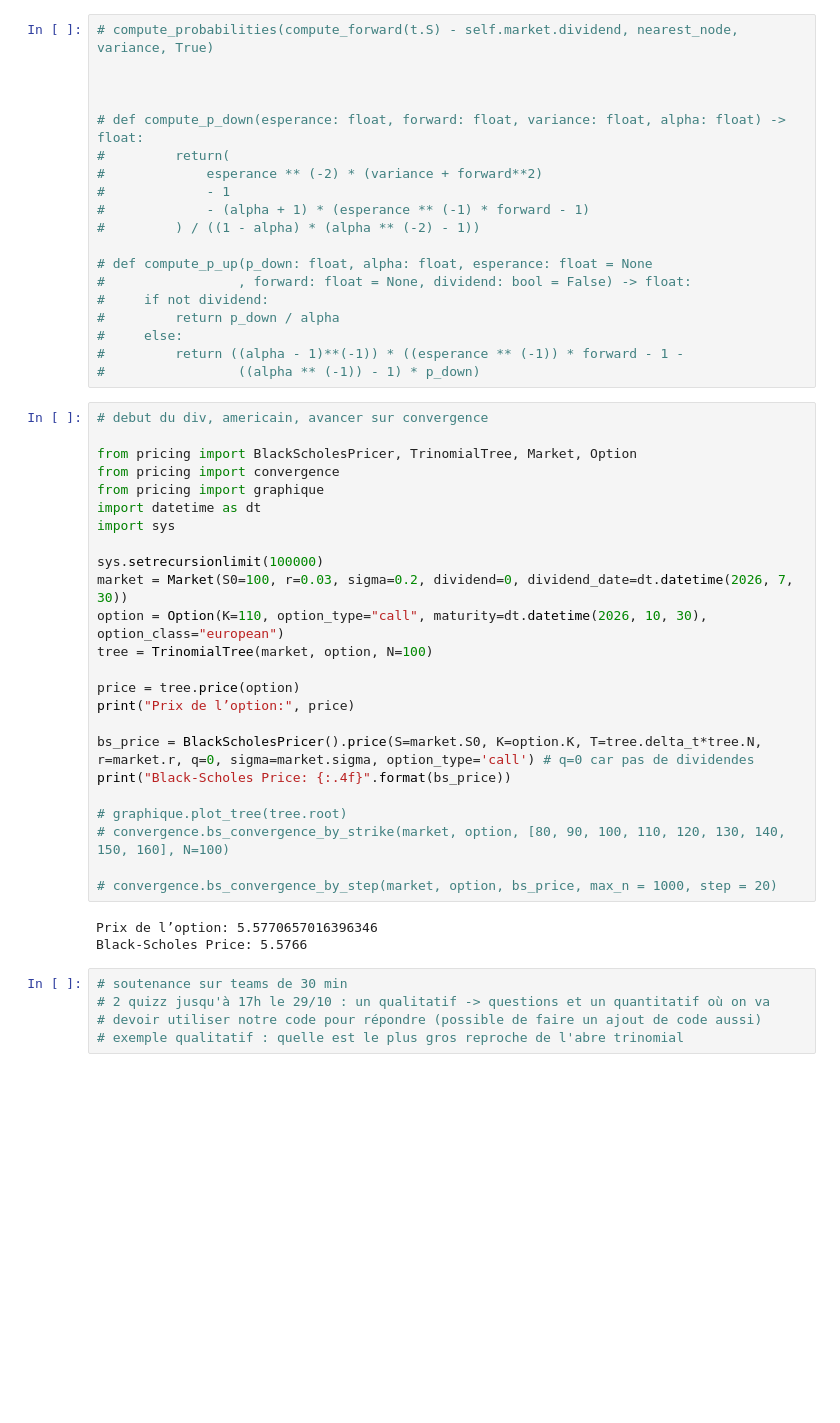
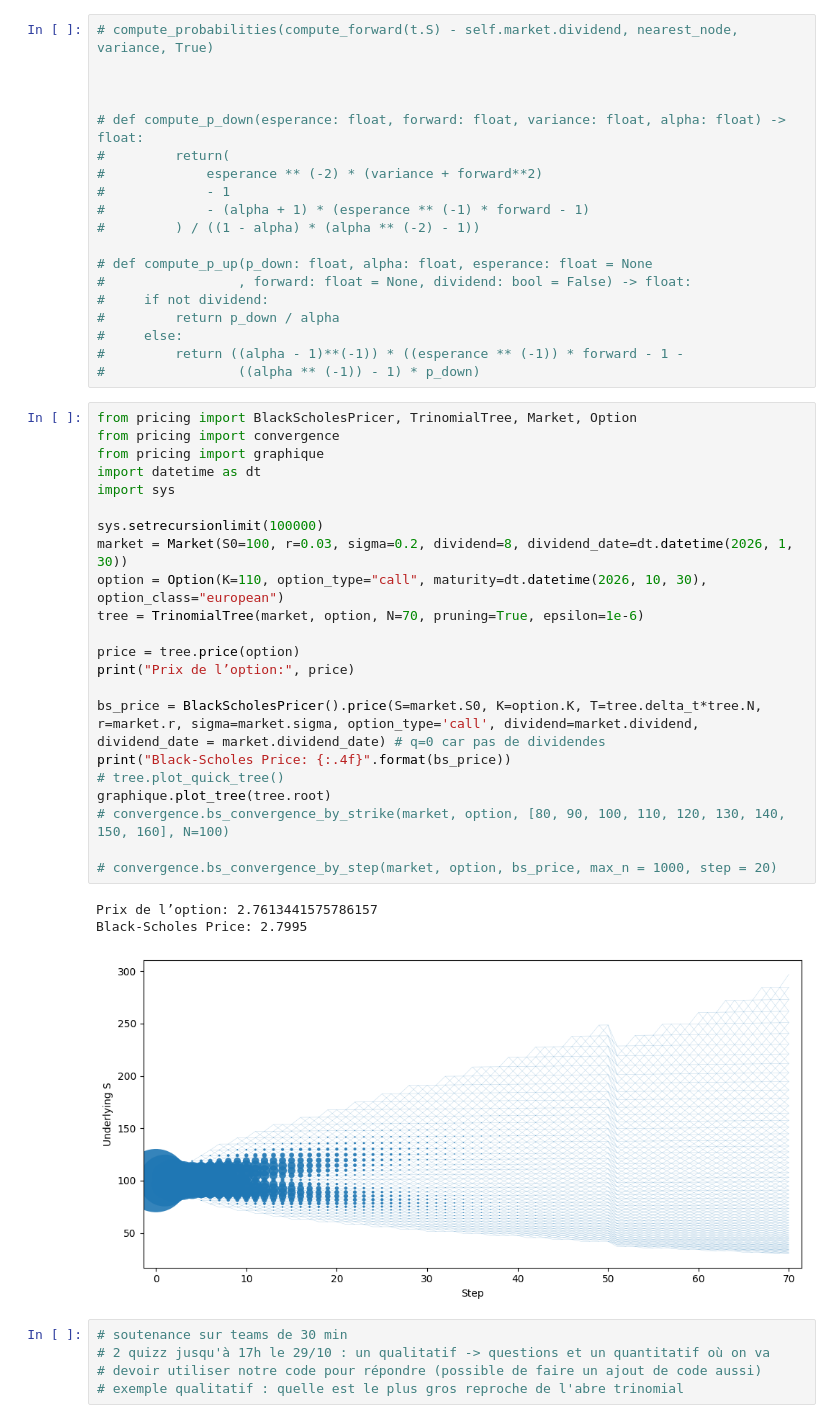
Before and after one commit to yvesmarix/TRINOMIAL-TREE-PRICING, a Jupyter notebook: src/pricing/dev_file.ipynb, the cells around one changed output. Cells and saved outputs as stored; diff of their text form; blank space fills up the shorter version.

Commit message:
code fonctionnel, méthode price_backward à revoir avec div

```diff
--- a/src/pricing/dev_file.ipynb
+++ b/src/pricing/dev_file.ipynb
@@ -18,32 +18,31 @@
 #         return ((alpha - 1)**(-1)) * ((esperance ** (-1)) * forward - 1 -
 #                 ((alpha ** (-1)) - 1) * p_down)
 # %%
-# debut du div, americain, avancer sur convergence
-
 from pricing import BlackScholesPricer, TrinomialTree, Market, Option
 from pricing import convergence
 from pricing import graphique
 import datetime as dt
 import sys
 
 sys.setrecursionlimit(100000)
-market = Market(S0=100, r=0.03, sigma=0.2, dividend=0, dividend_date=dt.datetime(2026, 7, 30))
+market = Market(S0=100, r=0.03, sigma=0.2, dividend=8, dividend_date=dt.datetime(2026, 1, 30))
 option = Option(K=110, option_type="call", maturity=dt.datetime(2026, 10, 30), option_class="european")
-tree = TrinomialTree(market, option, N=100)
+tree = TrinomialTree(market, option, N=70, pruning=True, epsilon=1e-6)
 
 price = tree.price(option)
 print("Prix de l’option:", price)
 
-bs_price = BlackScholesPricer().price(S=market.S0, K=option.K, T=tree.delta_t*tree.N, r=market.r, q=0, sigma=market.sigma, option_type='call') # q=0 car pas de dividendes
+bs_price = BlackScholesPricer().price(S=market.S0, K=option.K, T=tree.delta_t*tree.N, r=market.r, sigma=market.sigma, option_type='call', dividend=market.dividend, dividend_date = market.dividend_date) # q=0 car pas de dividendes
 print("Black-Scholes Price: {:.4f}".format(bs_price))
-
-# graphique.plot_tree(tree.root)
+# tree.plot_quick_tree()
+graphique.plot_tree(tree.root)
 # convergence.bs_convergence_by_strike(market, option, [80, 90, 100, 110, 120, 130, 140, 150, 160], N=100)
 
 # convergence.bs_convergence_by_step(market, option, bs_price, max_n = 1000, step = 20)
 # %% [output]
-Prix de l’option: 5.5770657016396346
-Black-Scholes Price: 5.5766
+Prix de l’option: 2.7613441575786157
+Black-Scholes Price: 2.7995
+[figure, added]
 # %%
 # soutenance sur teams de 30 min
 # 2 quizz jusqu'à 17h le 29/10 : un qualitatif -> questions et un quantitatif où on va
```
Also changed, not shown: parts of 2 cells of this notebook, 4 other files.
